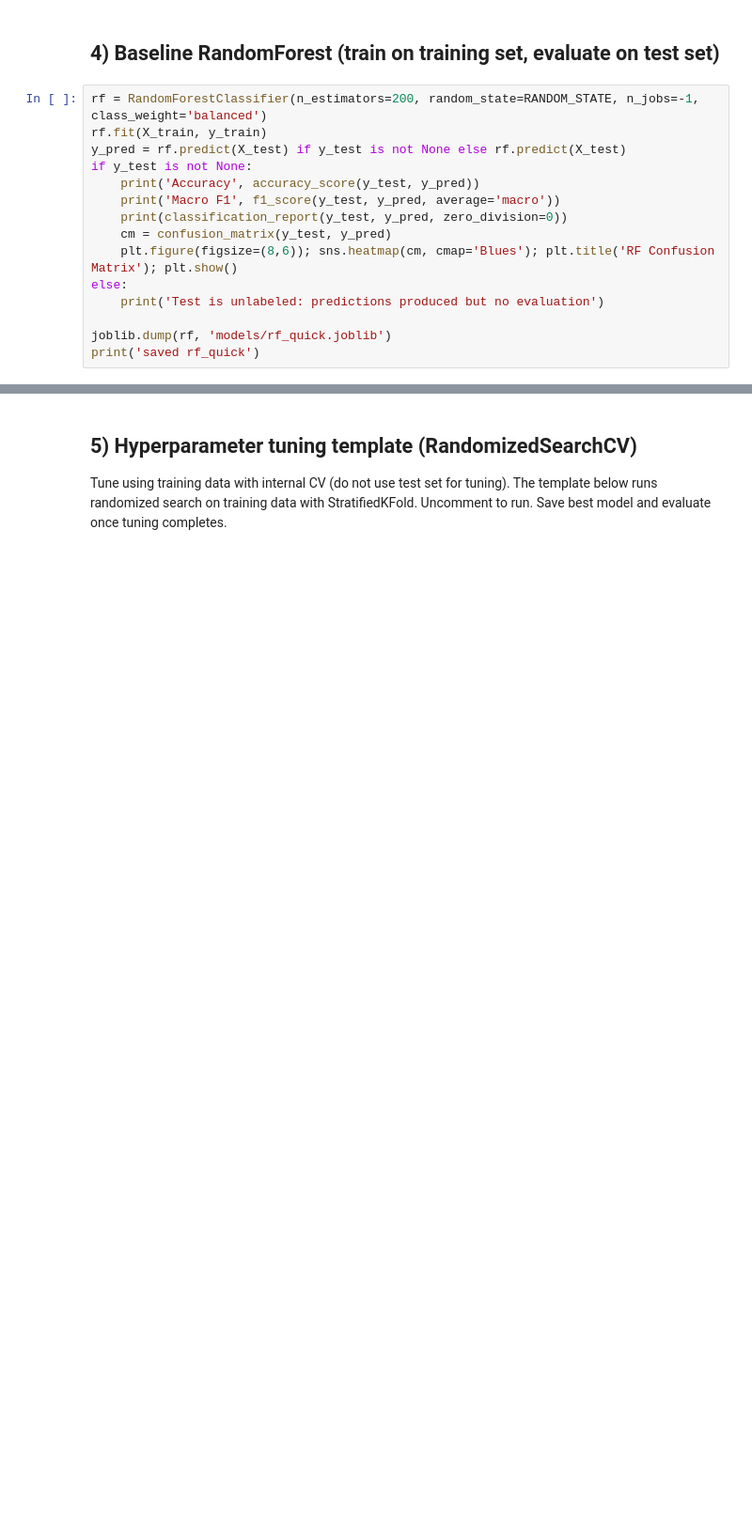
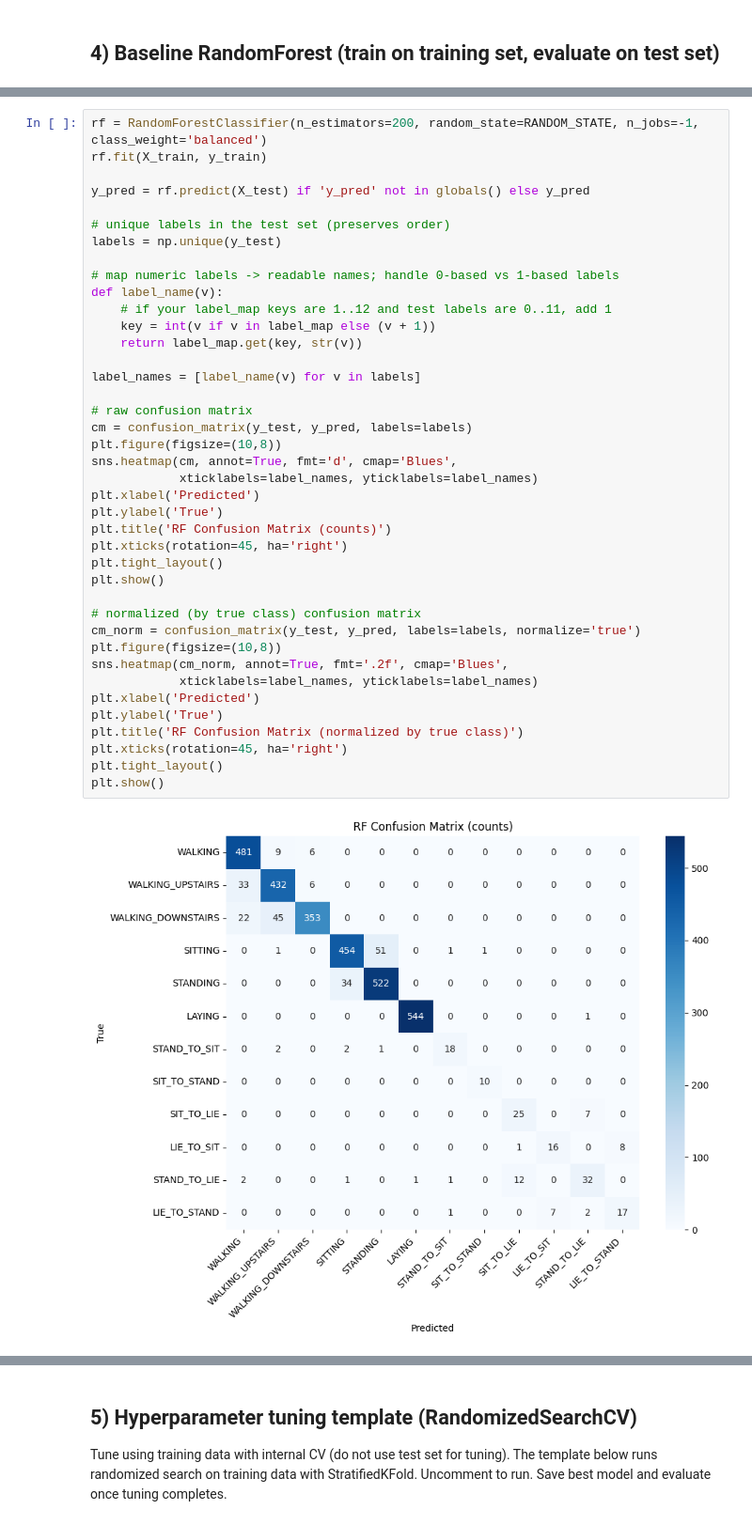
Before and after one commit to kvietelaitis/machine-learning-project, a Jupyter notebook: random-forest/project_notebook_rf_Version2.ipynb, the cells around one changed output, grey strips where cells are left out. Shown at 94% size. Drawn from its saved outputs; the diff is of its cells as text; blank space fills up the shorter version.

```diff
--- a/random-forest/project_notebook_rf_Version2.ipynb
+++ b/random-forest/project_notebook_rf_Version2.ipynb
@@ -116,17 +115,2 @@ feature count after cleaning: 561
 # %% [markdown]
 ## 4) Baseline RandomForest (train on training set, evaluate on test set)
-# %%
-rf = RandomForestClassifier(n_estimators=200, random_state=RANDOM_STATE, n_jobs=-1, class_weight='balanced')
-rf.fit(X_train, y_train)
-y_pred = rf.predict(X_test) if y_test is not None else rf.predict(X_test)
-if y_test is not None:
-    print('Accuracy', accuracy_score(y_test, y_pred))
-    print('Macro F1', f1_score(y_test, y_pred, average='macro'))
-    print(classification_report(y_test, y_pred, zero_division=0))
-    cm = confusion_matrix(y_test, y_pred)
-    plt.figure(figsize=(8,6)); sns.heatmap(cm, cmap='Blues'); plt.title('RF Confusion Matrix'); plt.show()
-else:
-    print('Test is unlabeled: predictions produced but no evaluation')
-
-joblib.dump(rf, 'models/rf_quick.joblib')
-print('saved rf_quick')
@@ -155,0 +117,42 @@ saved rf_quick
+# %%
+rf = RandomForestClassifier(n_estimators=200, random_state=RANDOM_STATE, n_jobs=-1, class_weight='balanced')
+rf.fit(X_train, y_train)
+
+y_pred = rf.predict(X_test) if 'y_pred' not in globals() else y_pred
+
+# unique labels in the test set (preserves order)
+labels = np.unique(y_test)
+
+# map numeric labels -> readable names; handle 0-based vs 1-based labels
+def label_name(v):
+    # if your label_map keys are 1..12 and test labels are 0..11, add 1
+    key = int(v if v in label_map else (v + 1))
+    return label_map.get(key, str(v))
+
+label_names = [label_name(v) for v in labels]
+
+# raw confusion matrix
+cm = confusion_matrix(y_test, y_pred, labels=labels)
+plt.figure(figsize=(10,8))
+sns.heatmap(cm, annot=True, fmt='d', cmap='Blues',
+            xticklabels=label_names, yticklabels=label_names)
+plt.xlabel('Predicted')
+plt.ylabel('True')
+plt.title('RF Confusion Matrix (counts)')
+plt.xticks(rotation=45, ha='right')
+plt.tight_layout()
+plt.show()
+
+# normalized (by true class) confusion matrix
+cm_norm = confusion_matrix(y_test, y_pred, labels=labels, normalize='true')
+plt.figure(figsize=(10,8))
+sns.heatmap(cm_norm, annot=True, fmt='.2f', cmap='Blues',
+            xticklabels=label_names, yticklabels=label_names)
+plt.xlabel('Predicted')
+plt.ylabel('True')
+plt.title('RF Confusion Matrix (normalized by true class)')
+plt.xticks(rotation=45, ha='right')
+plt.tight_layout()
+plt.show()
+# %% [output]
+[figure, added]
```
Also changed, not shown: parts of 6 cells of this notebook, 11 other files.
